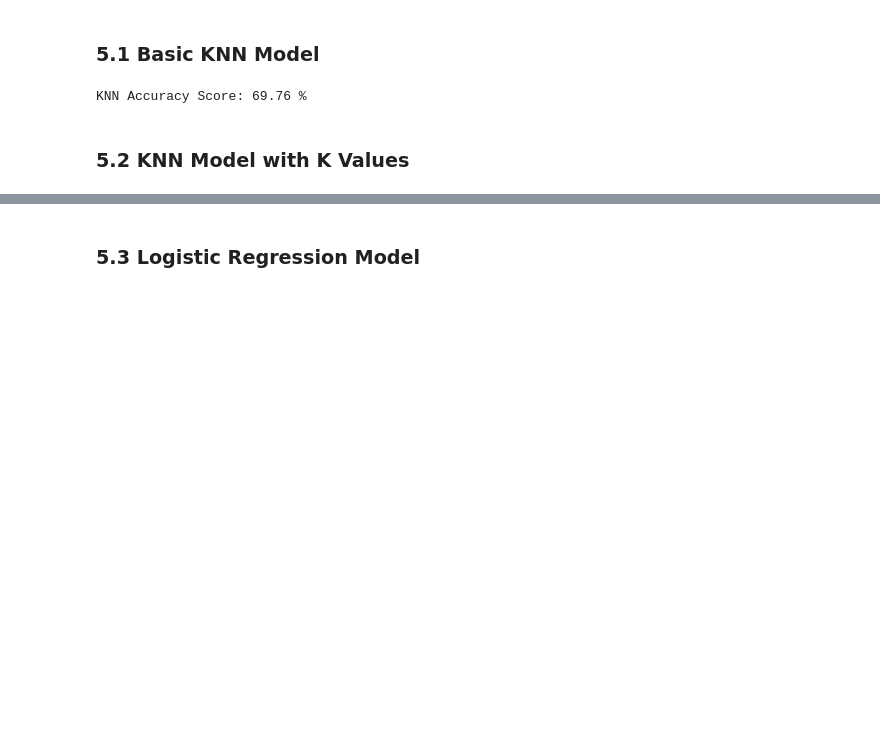
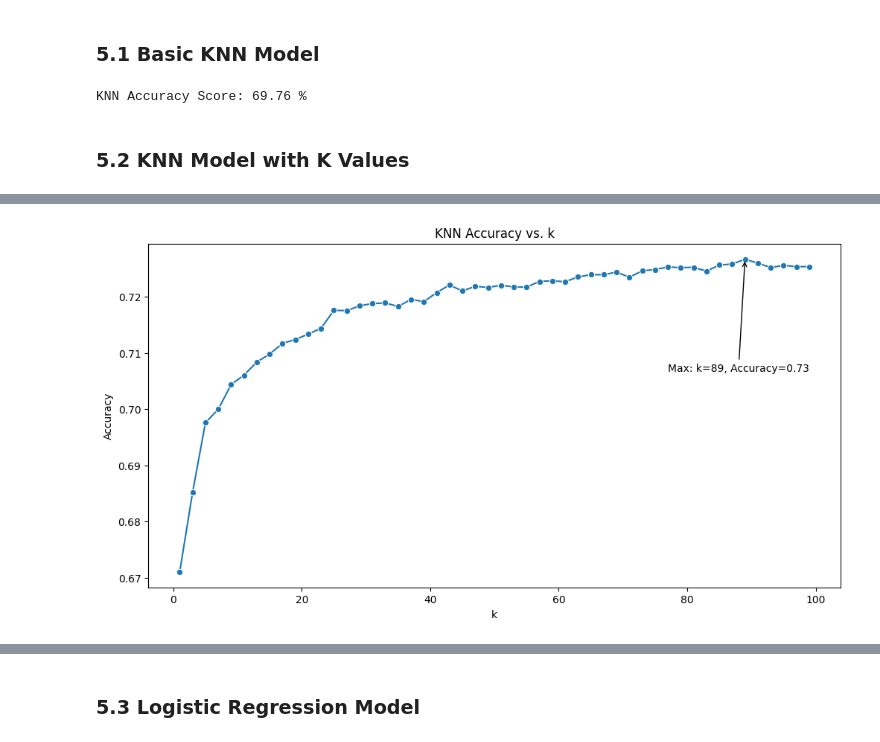
Before and after one commit to d-widyantama/Machine_Learning-Modul-3-Purwadhika, a Jupyter notebook: 3-KNN Modelling-Practice/Module3-Day3-KNN_Modelling_HotelBookings.ipynb, the cells around one changed output, grey strips where cells are left out. Saved outputs shown, nothing was run; the diff lists cells and outputs as text; code cells hidden in the pictures; blank space fills up the shorter version.

```diff
--- a/3-KNN Modelling-Practice/Module3-Day3-KNN_Modelling_HotelBookings.ipynb
+++ b/3-KNN Modelling-Practice/Module3-Day3-KNN_Modelling_HotelBookings.ipynb
@@ -442,0 +327,17 @@ accuracies
+# %%
+accuracies = []
+kvalues = []
+k_score_dictionary = {}
+
+for k in range(1, 100, 2):
+    knn_multi_k = KNeighborsClassifier(n_neighbors=k)
+    knn_multi_k.fit(xtrain, ytrain)
+    # Print report
+    pred_knn = knn_multi_k.predict(xtest)
+    acc = accuracy_score(ytest, pred_knn)
+    kvalues.append(k)  # Append the k value to kvalues
+    accuracies.append(acc)  # Append the accuracy to accuracies
+    k_score_dictionary[k] = acc  # Store accuracy in the dictionary
+
+# Create a DataFrame to store k-values and their corresponding accuracies
+df_score_result = pd.DataFrame({'k': kvalues, 'accuracy': accuracies})
@@ -442,0 +354,21 @@ accuracies
+# %%
+# Find the maximum accuracy and its corresponding 'k' value
+plt.figure(figsize=(12,6))
+max_accuracy = df_score_result['accuracy'].max()
+max_k = df_score_result.loc[df_score_result['accuracy'] == max_accuracy, 'k'].values[0]
+
+# Create the line plot
+sns.lineplot(data=df_score_result, x='k', y='accuracy', markers=True, marker='o')
+
+# Add a marker for the maximum point
+plt.annotate(f'Max: k={max_k}, Accuracy={max_accuracy:.2f}',
+             xy=(max_k, max_accuracy), xytext=(max_k - 12, max_accuracy - 0.02),
+             arrowprops=dict(arrowstyle='->'))
+
+# Show the plot
+plt.xlabel('k')
+plt.ylabel('Accuracy')
+plt.title('KNN Accuracy vs. k')
+plt.show()
+# %% [output]
+[figure, added]
```
Also changed, not shown: parts of 19 cells of this notebook, 2 other files.
